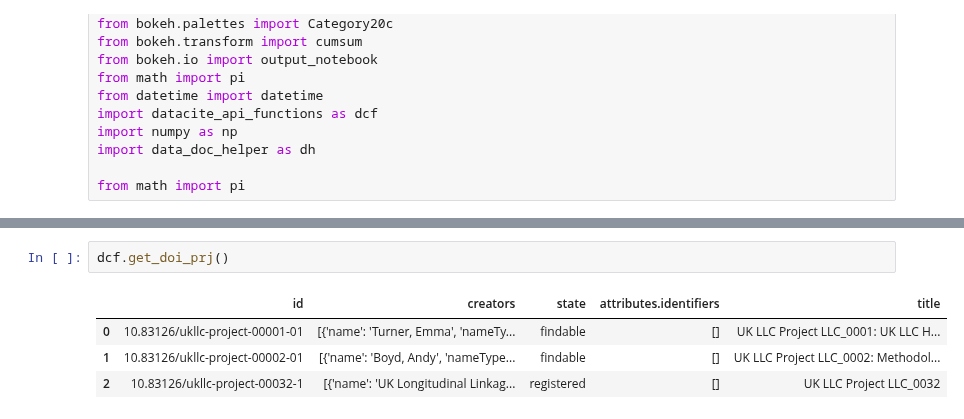
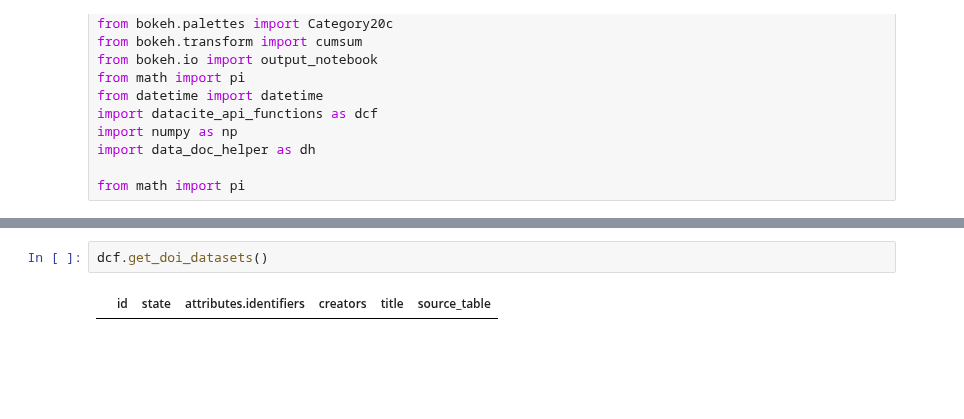
Before and after one commit to UKLLC/Guidebook, a Jupyter notebook: ukllc_book/docs/scripts/scratchpad.ipynb, the cells around one changed output, grey strips where cells are left out. Drawn from its saved outputs; the diff is of its cells as text; blank space fills up the shorter version.

```diff
--- a/ukllc_book/docs/scripts/scratchpad.ipynb
+++ b/ukllc_book/docs/scripts/scratchpad.ipynb
@@ -230,7 +142,4 @@ df
 # %%
-dcf.get_doi_prj()
+dcf.get_doi_datasets()
 # %% [output]
-|  | id | creators | state | attributes.identifiers | title |
-| 0 | 10.83126/ukllc-project-00001-01 | [{'name': 'Turner, Emma', 'nameTy... | findable | [] | UK LLC Project LLC_0001: UK LLC H... |
-| 1 | 10.83126/ukllc-project-00002-01 | [{'name': 'Boyd, Andy', 'nameType... | findable | [] | UK LLC Project LLC_0002: Methodol... |
-| 2 | 10.83126/ukllc-project-00032-1 | [{'name': 'UK Longitudinal Linkag... | registered | [] | UK LLC Project LLC_0032 |
+|  | id | state | attributes.identifiers | creators | title | source_table |
```
Also changed, not shown: parts of 10 cells of this notebook, 25 other files.
